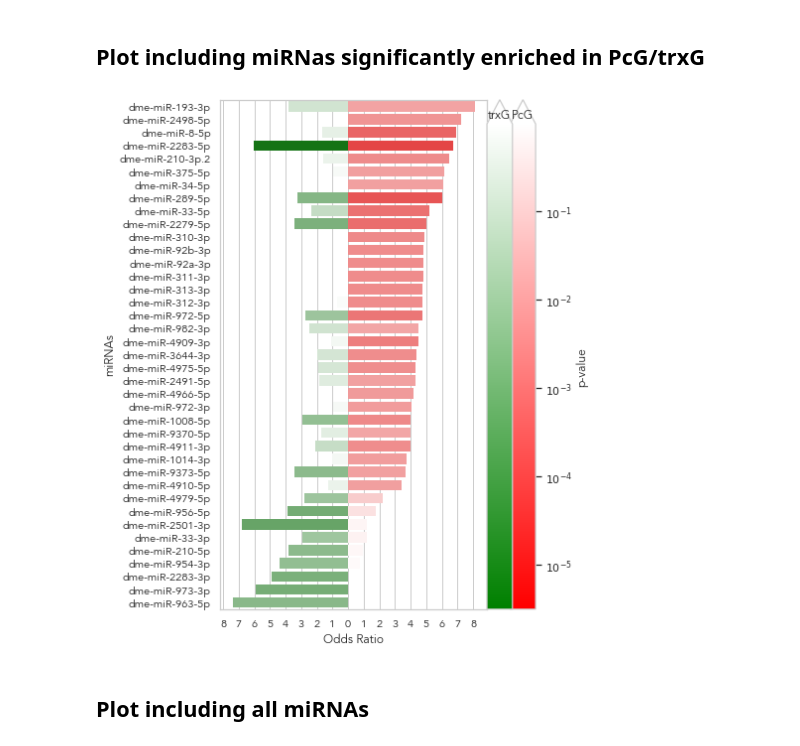
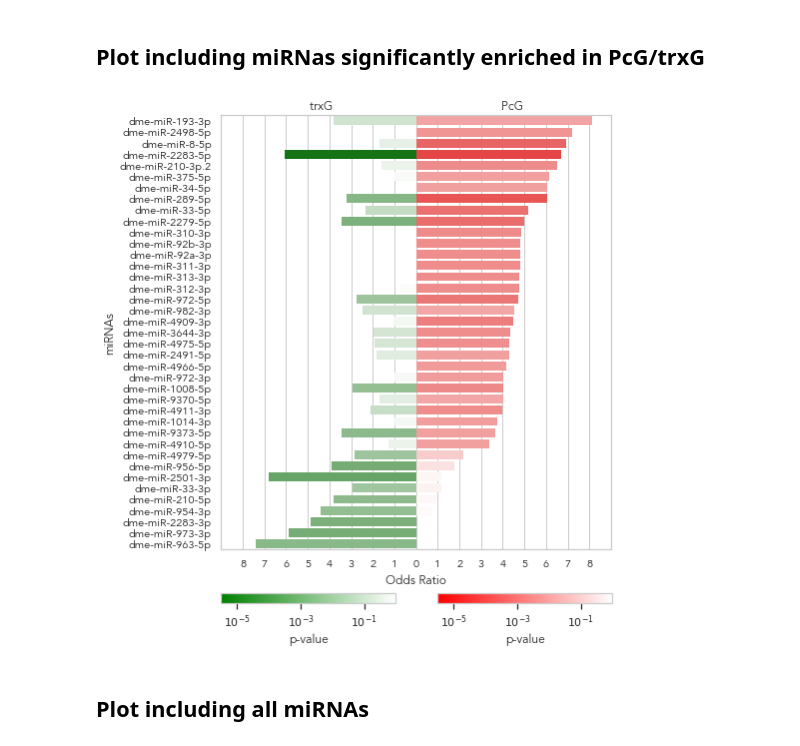
Before and after one commit to j-solor/Drosophila-miRNA-PcG-circuits, a Jupyter notebook: Analysis/Analysis.ipynb, the cells around one changed output. Cells and saved outputs as stored; diff of their text form; code cells hidden in the pictures.

Commit message:
change colorbar location Fig miRNAS OR

```diff
--- a/Analysis/Analysis.ipynb
+++ b/Analysis/Analysis.ipynb
@@ -365,41 +372,67 @@ rgb_trxG = colors_from_cmap(values=merged_enrch_subset["hyper_pval_trxG"],
 
 ## plot
 sns.barplot(x="OR_trxG",
             y=merged_enrch_subset.index,
             data=merged_enrch_subset,
             label="Total",
             palette=rgb_trxG,
             edgecolor='none')
 
 # Add colorbars
 ## prepare colors
 norm = plt.Normalize(pval_interval[0], pval_interval[1])
 PcGcb = plt.cm.ScalarMappable(cmap=PcGcmp.reversed(), norm=norm)
 PcGcb.set_array([])
 
 trxGcb = plt.cm.ScalarMappable(cmap=trxGcmp.reversed(), norm=norm)
 trxGcb.set_array([])
 
+## define position
+from mpl_toolkits.axes_grid1.inset_locator import inset_axes
+PcGaxins = inset_axes(ax,
+                    width="50%",
+                    height="5%",
+                    loc='lower right',
+                    borderpad=-7,
+                    bbox_to_anchor = (28, #control x
+                                      95, # control Y
+                                      350, # contrrol wide
+                                      200 )#control height
+                     )
+
+trxGaxins = inset_axes(ax,
+                    width="50%",
+                    height="5%",
+                    loc='lower left',
+                    borderpad=-7,
+                       bbox_to_anchor = (140, #control x
+                                         95, # control Y
+                                         350, # contrrol wide
+                                         200 )#control height
+                     )
+
+
 ## plot
-cbar_PcG = ax.figure.colorbar(PcGcb,ticks = [-1, -2, -3, -4, -5], pad = -0.07, label = "p-value", extend = "max") #pad controls barplot closeness
-cbar_trxG = ax.figure.colorbar(trxGcb, ticks = [-1, -2, -3, -4, -5], pad = 0, extend = "max" )
+cbar_PcG = ax.figure.colorbar(PcGcb,ticks = [-1, -3, -5], cax = PcGaxins, orientation="horizontal", label = "p-value")
+cbar_trxG = ax.figure.colorbar(trxGcb, ticks = [-1, -3, -5], cax = trxGaxins, orientation="horizontal", label = "p-value")
 
 ## format
 tick_text = list("$10^{%i}$" %(x) for x in cbar_PcG.get_ticks())
 cbar_PcG.set_ticklabels(tick_text)
-cbar_trxG.set_ticks([])
-cbar_PcG.ax.set_title("PcG")
-cbar_trxG.ax.set_title("trxG")
+cbar_trxG.set_ticklabels(tick_text)
+#cbar_PcG.ax.set_title("PcG")
+#cbar_trxG.ax.set_title("trxG")
 
 # Aesthetics
+ax.set_xlim(-9,9)
 ax.set_xticks(range(-8,9)) # <--- set the ticks first
 ax.set_xticklabels([abs(ele) for ele in range(-8,9)])
-plt.xlabel("Odds Ratio")
-plt.tight_layout()
+ax.set_xlabel("Odds Ratio")
+ax.set_title("trxG" + 50*" " + "PcG")
 
 plt.savefig("plots/bestPcG_OR.png", dpi = 500, transparent = True)
 # %% [output]
-[figure, old version]
+[figure, new version]
 # %% [markdown]
 ## Plot including all miRNAs
 # %%
```
Also changed, not shown: parts of 2 cells of this notebook.
